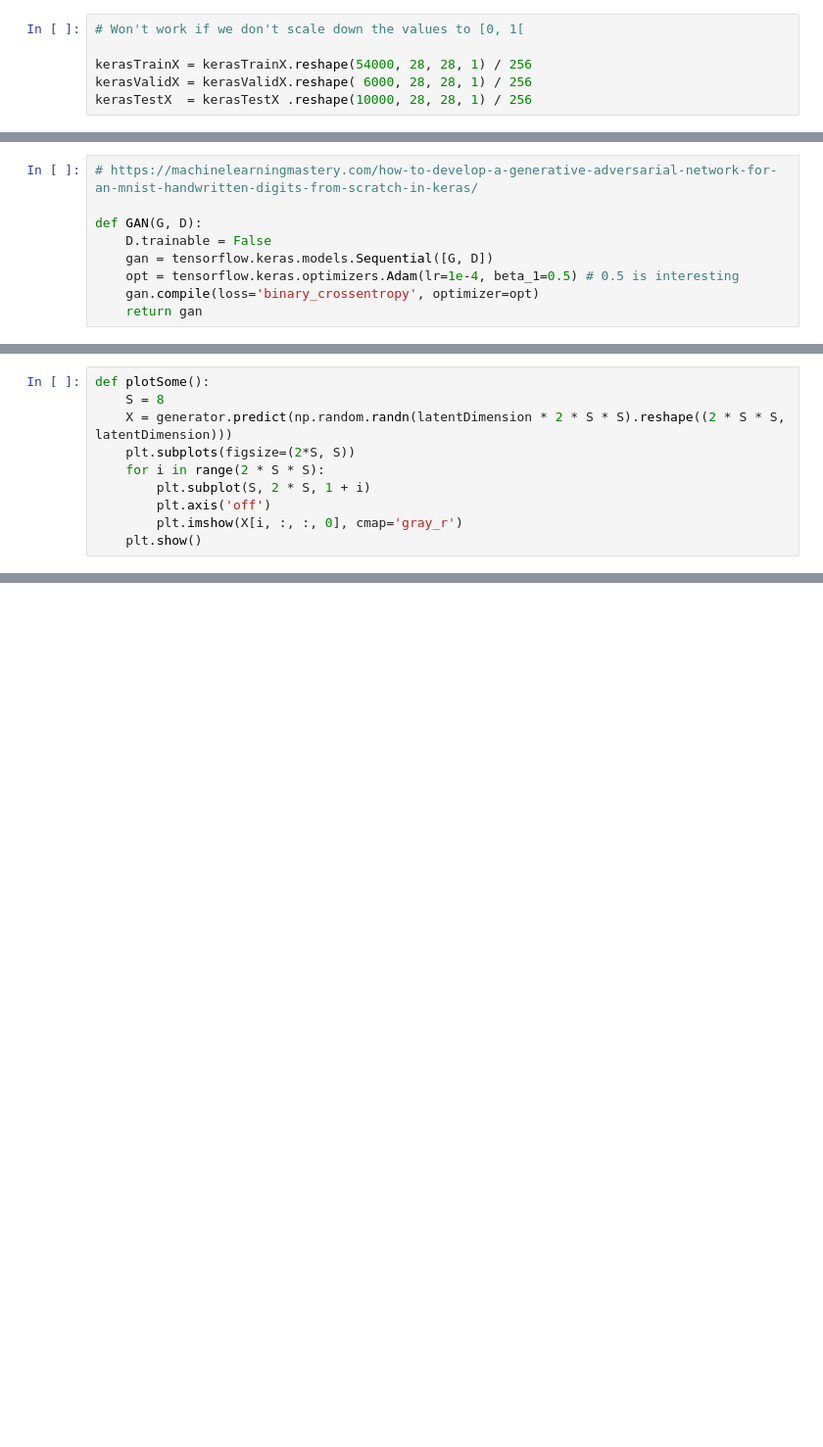
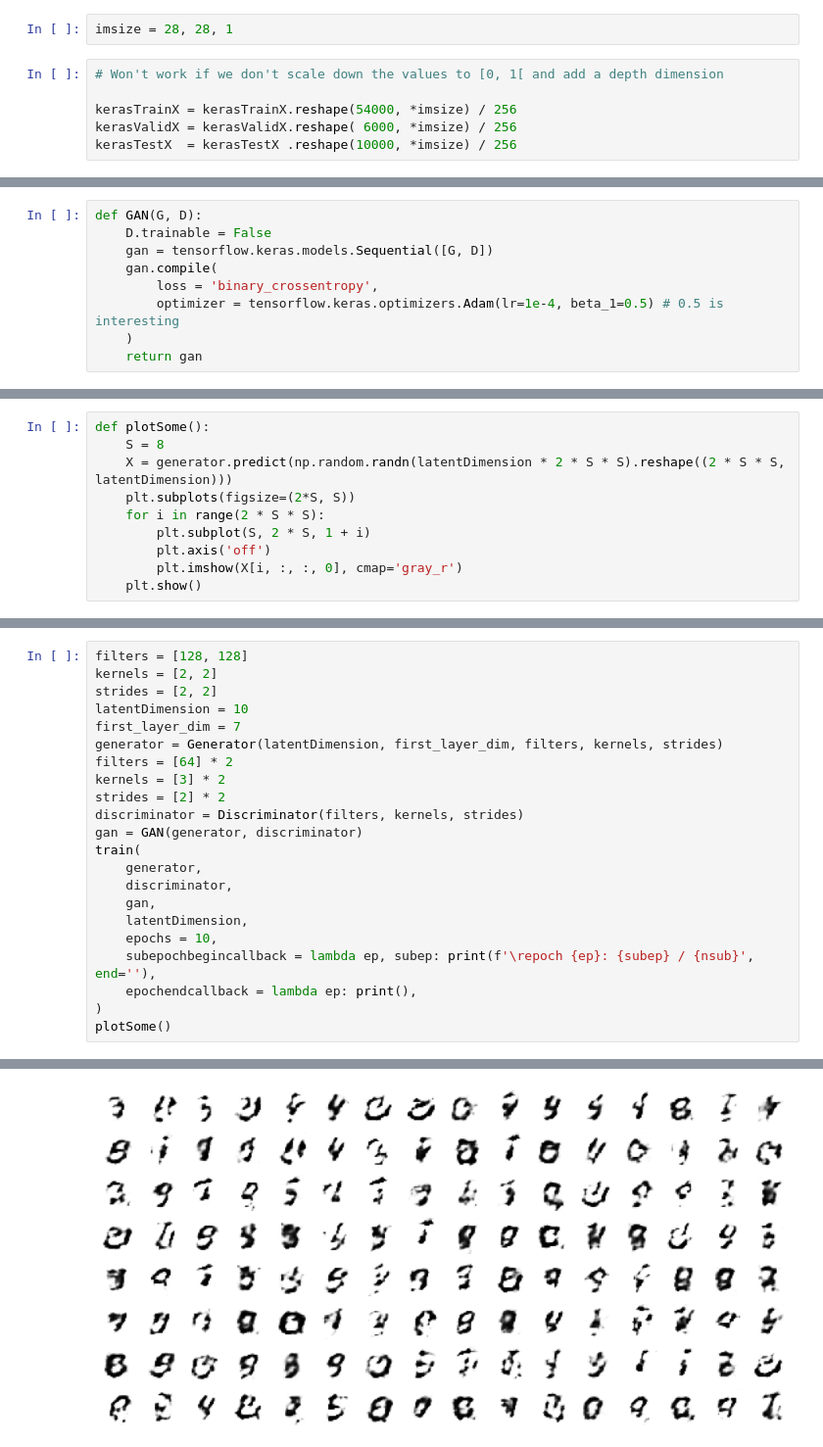
Before and after one commit to BrunoC-L/8225-project, a Jupyter notebook: gan.ipynb, the cells around one changed output, grey strips where cells are left out. Shown: that part at 98% size. Cells and saved outputs as stored; diff of their text form; blank space fills up the shorter version.

Commit message:
changed gan file slightly to test some hyper parameters, did not find anything interesting

```diff
--- a/gan.ipynb
+++ b/gan.ipynb
@@ -46,9 +46,11 @@ nsub = 54000 // batch
 # MNIST
 (kerasTrainX, kerasTrainY), (kerasTestX, kerasTestY) = tensorflow.keras.datasets.mnist.load_data(path="mnist.npz")
 kerasTrainX, kerasValidX, kerasTrainY, kerasValidY = sklearn.model_selection.train_test_split(kerasTrainX, kerasTrainY, test_size=0.1, shuffle=True, random_state=seed)
+# %%
+imsize = 28, 28, 1
 # %%
-# Won't work if we don't scale down the values to [0, 1[
+# Won't work if we don't scale down the values to [0, 1[ and add a depth dimension
 
-kerasTrainX = kerasTrainX.reshape(54000, 28, 28, 1) / 256
-kerasValidX = kerasValidX.reshape( 6000, 28, 28, 1) / 256
-kerasTestX  = kerasTestX .reshape(10000, 28, 28, 1) / 256
+kerasTrainX = kerasTrainX.reshape(54000, *imsize) / 256
+kerasValidX = kerasValidX.reshape( 6000, *imsize) / 256
+kerasTestX  = kerasTestX .reshape(10000, *imsize) / 256
@@ -89,10 +123,10 @@ def Generator(latentDimension):
 # %%
-# https://machinelearningmastery.com/how-to-develop-a-generative-adversarial-network-for-an-mnist-handwritten-digits-from-scratch-in-keras/
-
 def GAN(G, D):
     D.trainable = False
     gan = tensorflow.keras.models.Sequential([G, D])
-    opt = tensorflow.keras.optimizers.Adam(lr=1e-4, beta_1=0.5) # 0.5 is interesting
-    gan.compile(loss='binary_crossentropy', optimizer=opt)
+    gan.compile(
+        loss = 'binary_crossentropy',
+        optimizer = tensorflow.keras.optimizers.Adam(lr=1e-4, beta_1=0.5) # 0.5 is interesting
+    )
     return gan
 # %%
@@ -300,0 +164,23 @@ epoch 50: 210 / 210
+# %%
+filters = [128, 128]
+kernels = [2, 2]
+strides = [2, 2]
+latentDimension = 10
+first_layer_dim = 7
+generator = Generator(latentDimension, first_layer_dim, filters, kernels, strides)
+filters = [64] * 2
+kernels = [3] * 2
+strides = [2] * 2
+discriminator = Discriminator(filters, kernels, strides)
+gan = GAN(generator, discriminator)
+train(
+    generator,
+    discriminator,
+    gan,
+    latentDimension,
+    epochs = 10,
+    subepochbegincallback = lambda ep, subep: print(f'\repoch {ep}: {subep} / {nsub}', end=''),
+    epochendcallback = lambda ep: print(),
+)
+plotSome()
+# %% [output]
@@ -300,0 +197 @@ epoch 50: 210 / 210
+[figure, added]
```
Also changed, not shown: parts of 23 cells of this notebook, 3 other files.
